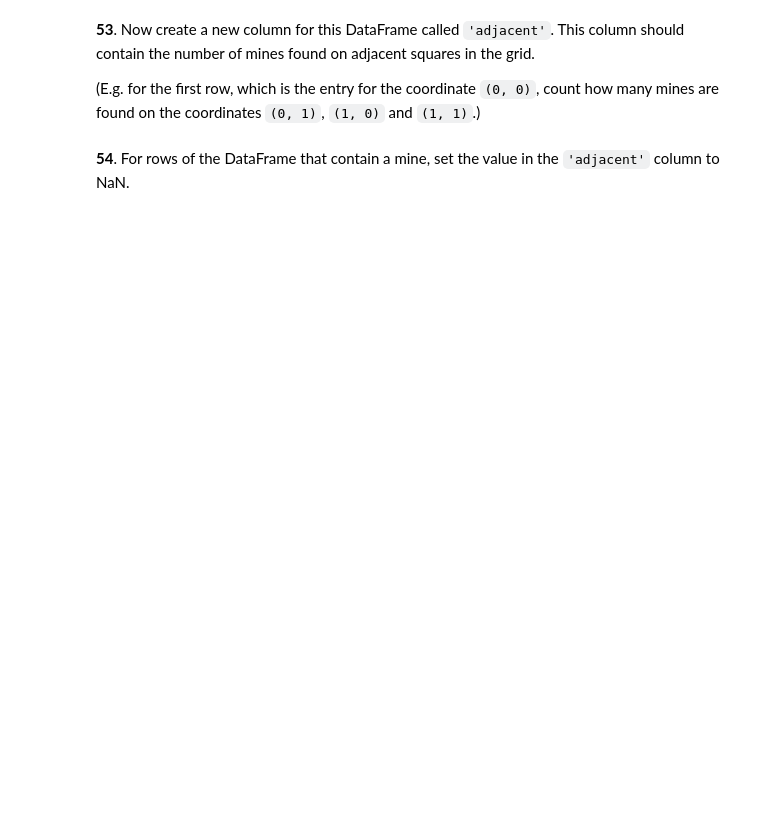
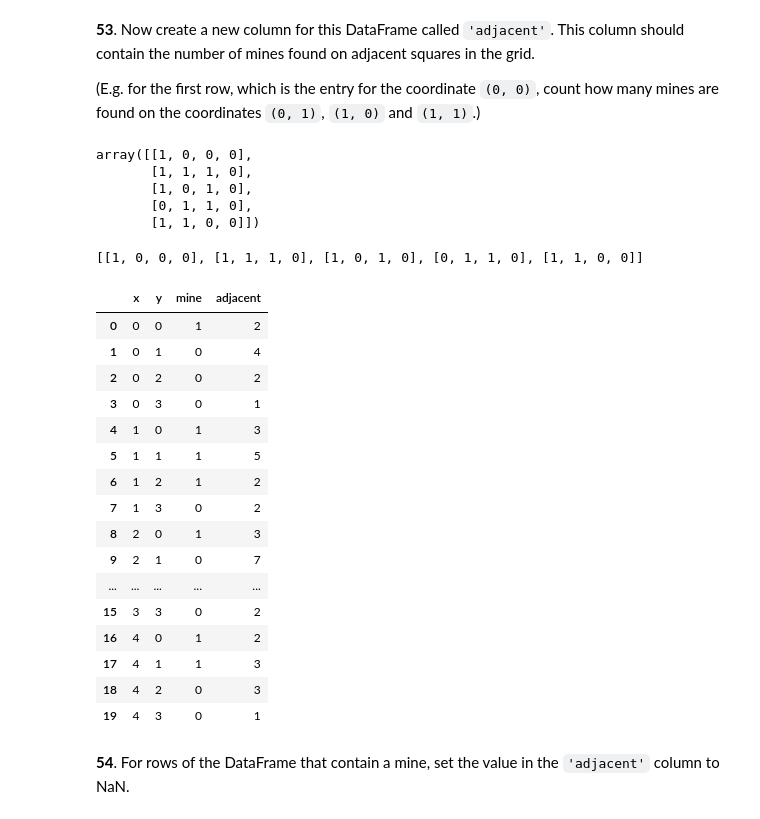
Before and after one commit to SARATHKUMARTJ/GUVI-TASK-1, a Jupyter notebook: Mypandas_tasks.ipynb, the cells around one changed output. Cells and saved outputs as stored; diff of their text form; code cells hidden in the pictures; blank space fills up the shorter version.

```diff
--- a/Mypandas_tasks.ipynb
+++ b/Mypandas_tasks.ipynb
@@ -808,29 +1221,51 @@ NameError: ignored
 **53**. Now create a new column for this DataFrame called `'adjacent'`. This column should contain the number of mines found on adjacent squares in the grid.
 
 (E.g. for the first row, which is the entry for the coordinate `(0, 0)`, count how many mines are found on the coordinates `(0, 1)`, `(1, 0)` and `(1, 1)`.)
-# %%
-# Here is one way to solve using merges.
-# It's not necessary the optimal way, just
-# the solution I thought of first...
-
-df['adjacent'] = \
-    df.merge(df + [ 1,  1, 0], on=['x', 'y'], how='left')\
-      .merge(df + [ 1, -1, 0], on=['x', 'y'], how='left')\
-      .merge(df + [-1,  1, 0], on=['x', 'y'], how='left')\
-      .merge(df + [-1, -1, 0], on=['x', 'y'], how='left')\
-      .merge(df + [ 1,  0, 0], on=['x', 'y'], how='left')\
-      .merge(df + [-1,  0, 0], on=['x', 'y'], how='left')\
-      .merge(df + [ 0,  1, 0], on=['x', 'y'], how='left')\
-      .merge(df + [ 0, -1, 0], on=['x', 'y'], how='left')\
-       .iloc[:, 3:]\
-        .sum(axis=1)
-
-
-from scipy.signal import convolve2d
-
-mine_grid = df.pivot_table(columns='x', index='y', values='mine')
-counts = convolve2d(mine_grid.astype(complex), np.ones((3, 3)), mode='same').real.astype(int)
-df['adjacent'] = (counts - mine_grid).ravel('F')
+# %%
+na=np.array(df['mine']).reshape((df['x'].max()+1),(df['y'].max()+1))
+na
+# %% [output]
+array([[1, 0, 0, 0],
+       [1, 1, 1, 0],
+       [1, 0, 1, 0],
+       [0, 1, 1, 0],
+       [1, 1, 0, 0]])
+# %%
+grid=na.tolist()
+grid
+# %% [output]
+[[1, 0, 0, 0], [1, 1, 1, 0], [1, 0, 1, 0], [0, 1, 1, 0], [1, 1, 0, 0]]
+# %%
+def neighbours(grid, r, c):
+
+    vals = na[r -(r>0):r+2,c -(c>0): c+2]
+    g=np.concatenate(vals).ravel().tolist()
+    g.remove(na[r,c])
+    return g
+t=[]
+for i in range(0,df['x'].max()+1):
+    for j in range(0,df['y'].max()+1):
+      t.append(sum(neighbours(grid,i,j)))
+df['adjacent']=t
+df
+# %% [output]
+|  | x | y | mine | adjacent |
+| 0 | 0 | 0 | 1 | 2 |
+| 1 | 0 | 1 | 0 | 4 |
+| 2 | 0 | 2 | 0 | 2 |
+| 3 | 0 | 3 | 0 | 1 |
+| 4 | 1 | 0 | 1 | 3 |
+| 5 | 1 | 1 | 1 | 5 |
+| 6 | 1 | 2 | 1 | 2 |
+| 7 | 1 | 3 | 0 | 2 |
+| 8 | 2 | 0 | 1 | 3 |
+| 9 | 2 | 1 | 0 | 7 |
+| ... | ... | ... | ... | ... |
+| 15 | 3 | 3 | 0 | 2 |
+| 16 | 4 | 0 | 1 | 2 |
+| 17 | 4 | 1 | 1 | 3 |
+| 18 | 4 | 2 | 0 | 3 |
+| 19 | 4 | 3 | 0 | 1 |
 # %% [markdown]
 **54**. For rows of the DataFrame that contain a mine, set the value in the `'adjacent'` column to NaN.
 # %%
```
Also changed, not shown: parts of 52 cells of this notebook.
